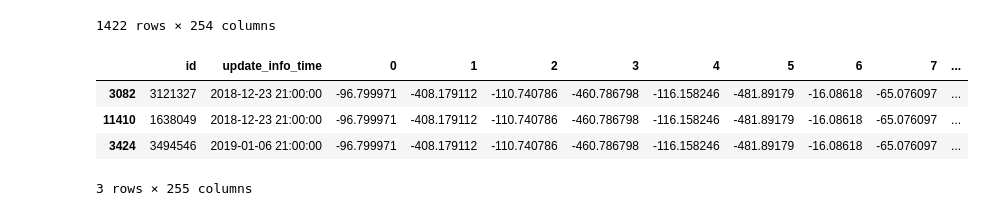
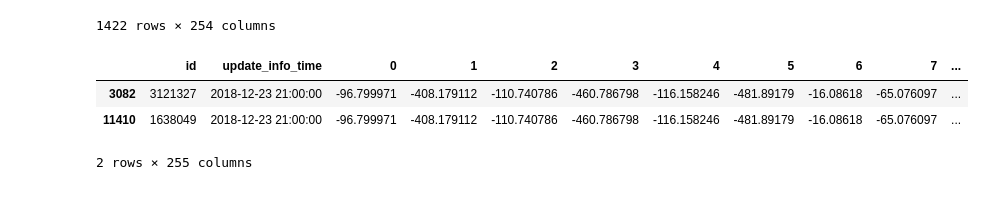
Before and after one commit to hildar/RecSys-Megafon, a Jupyter notebook: Train.ipynb, the cells around one changed output. Drawn from its saved outputs; the diff is of its cells as text; code cells hidden in the pictures.

```diff
--- a/Train.ipynb
+++ b/Train.ipynb
@@ -266,10 +465,9 @@ f[f.duplicated()]
 | 3111466 | 2019-01-13 21:00:00 | -96.799971 | -408.179112 | -110.740786 | -460.786798 | -116.158246 | -481.89179 | -16.08618 | -65.076097 | -6.78366 | ... |
 1422 rows × 254 columns
 # %%
-features[ features['id'].isin([3121327, 1638049, 3494546])]
+features[ features['id'].isin([3121327, 1638049])]
 # %% [output]
 |  | id | update_info_time | 0 | 1 | 2 | 3 | 4 | 5 | 6 | 7 | ... |
 | 3082 | 3121327 | 2018-12-23 21:00:00 | -96.799971 | -408.179112 | -110.740786 | -460.786798 | -116.158246 | -481.89179 | -16.08618 | -65.076097 | ... |
 | 11410 | 1638049 | 2018-12-23 21:00:00 | -96.799971 | -408.179112 | -110.740786 | -460.786798 | -116.158246 | -481.89179 | -16.08618 | -65.076097 | ... |
-| 3424 | 3494546 | 2019-01-06 21:00:00 | -96.799971 | -408.179112 | -110.740786 | -460.786798 | -116.158246 | -481.89179 | -16.08618 | -65.076097 | ... |
-3 rows × 255 columns
+2 rows × 255 columns
```
Also changed, not shown: parts of 62 cells of this notebook.
